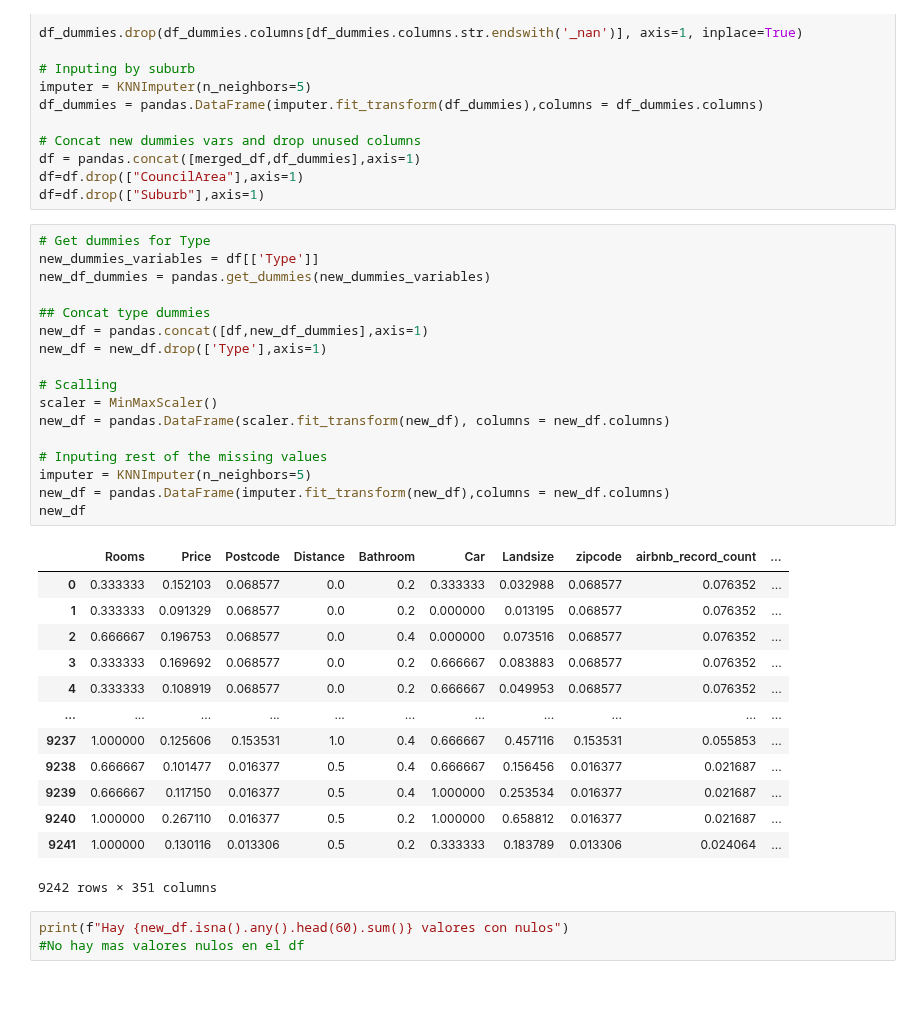
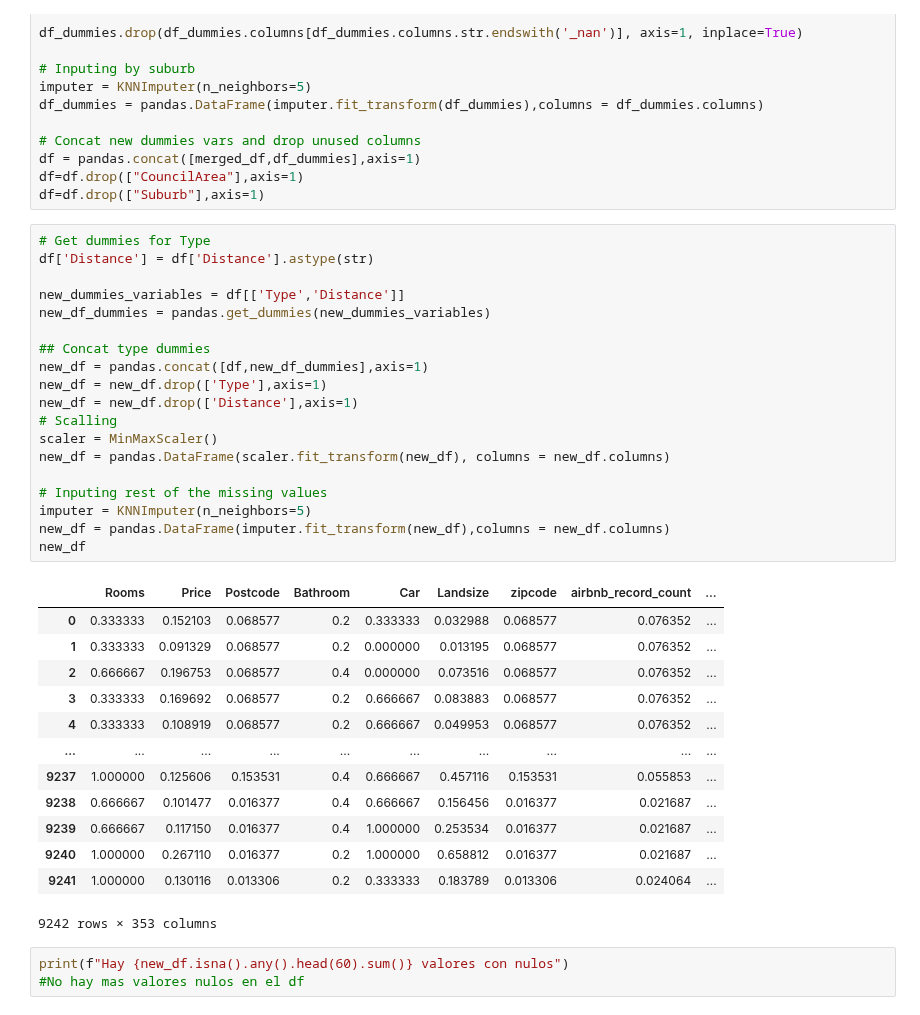
Before and after one commit to eliasexequiel/diplodatos, a Jupyter notebook: 02_analisis_y_curacion/notebooks/Parte_1_Correciones.ipynb, the cells around one changed output. Cells and saved outputs as stored; diff of their text form.

Commit message:
Añado inputación de feature distance

```diff
--- a/02_analisis_y_curacion/notebooks/Parte_1_Correciones.ipynb
+++ b/02_analisis_y_curacion/notebooks/Parte_1_Correciones.ipynb
@@ -1351,35 +1351,37 @@ df=df.drop(["CouncilArea"],axis=1)
 df=df.drop(["Suburb"],axis=1)
 # %%
 # Get dummies for Type
-new_dummies_variables = df[['Type']]
+df['Distance'] = df['Distance'].astype(str)
+
+new_dummies_variables = df[['Type','Distance']]
 new_df_dummies = pandas.get_dummies(new_dummies_variables)
 
 ## Concat type dummies
 new_df = pandas.concat([df,new_df_dummies],axis=1)
 new_df = new_df.drop(['Type'],axis=1)
-
+new_df = new_df.drop(['Distance'],axis=1)
 # Scalling
 scaler = MinMaxScaler()
 new_df = pandas.DataFrame(scaler.fit_transform(new_df), columns = new_df.columns)
 
 # Inputing rest of the missing values
 imputer = KNNImputer(n_neighbors=5)
 new_df = pandas.DataFrame(imputer.fit_transform(new_df),columns = new_df.columns)
 new_df
 # %% [output]
-|  | Rooms | Price | Postcode | Distance | Bathroom | Car | Landsize | zipcode | airbnb_record_count | ... |
-| 0 | 0.333333 | 0.152103 | 0.068577 | 0.0 | 0.2 | 0.333333 | 0.032988 | 0.068577 | 0.076352 | ... |
-| 1 | 0.333333 | 0.091329 | 0.068577 | 0.0 | 0.2 | 0.000000 | 0.013195 | 0.068577 | 0.076352 | ... |
-| 2 | 0.666667 | 0.196753 | 0.068577 | 0.0 | 0.4 | 0.000000 | 0.073516 | 0.068577 | 0.076352 | ... |
-| 3 | 0.333333 | 0.169692 | 0.068577 | 0.0 | 0.2 | 0.666667 | 0.083883 | 0.068577 | 0.076352 | ... |
-| 4 | 0.333333 | 0.108919 | 0.068577 | 0.0 | 0.2 | 0.666667 | 0.049953 | 0.068577 | 0.076352 | ... |
-| ... | ... | ... | ... | ... | ... | ... | ... | ... | ... | ... |
-| 9237 | 1.000000 | 0.125606 | 0.153531 | 1.0 | 0.4 | 0.666667 | 0.457116 | 0.153531 | 0.055853 | ... |
-| 9238 | 0.666667 | 0.101477 | 0.016377 | 0.5 | 0.4 | 0.666667 | 0.156456 | 0.016377 | 0.021687 | ... |
-| 9239 | 0.666667 | 0.117150 | 0.016377 | 0.5 | 0.4 | 1.000000 | 0.253534 | 0.016377 | 0.021687 | ... |
-| 9240 | 1.000000 | 0.267110 | 0.016377 | 0.5 | 0.2 | 1.000000 | 0.658812 | 0.016377 | 0.021687 | ... |
-| 9241 | 1.000000 | 0.130116 | 0.013306 | 0.5 | 0.2 | 0.333333 | 0.183789 | 0.013306 | 0.024064 | ... |
+|  | Rooms | Price | Postcode | Bathroom | Car | Landsize | zipcode | airbnb_record_count | ... |
+| 0 | 0.333333 | 0.152103 | 0.068577 | 0.2 | 0.333333 | 0.032988 | 0.068577 | 0.076352 | ... |
+| 1 | 0.333333 | 0.091329 | 0.068577 | 0.2 | 0.000000 | 0.013195 | 0.068577 | 0.076352 | ... |
+| 2 | 0.666667 | 0.196753 | 0.068577 | 0.4 | 0.000000 | 0.073516 | 0.068577 | 0.076352 | ... |
+| 3 | 0.333333 | 0.169692 | 0.068577 | 0.2 | 0.666667 | 0.083883 | 0.068577 | 0.076352 | ... |
+| 4 | 0.333333 | 0.108919 | 0.068577 | 0.2 | 0.666667 | 0.049953 | 0.068577 | 0.076352 | ... |
+| ... | ... | ... | ... | ... | ... | ... | ... | ... | ... |
+| 9237 | 1.000000 | 0.125606 | 0.153531 | 0.4 | 0.666667 | 0.457116 | 0.153531 | 0.055853 | ... |
+| 9238 | 0.666667 | 0.101477 | 0.016377 | 0.4 | 0.666667 | 0.156456 | 0.016377 | 0.021687 | ... |
+| 9239 | 0.666667 | 0.117150 | 0.016377 | 0.4 | 1.000000 | 0.253534 | 0.016377 | 0.021687 | ... |
+| 9240 | 1.000000 | 0.267110 | 0.016377 | 0.2 | 1.000000 | 0.658812 | 0.016377 | 0.021687 | ... |
+| 9241 | 1.000000 | 0.130116 | 0.013306 | 0.2 | 0.333333 | 0.183789 | 0.013306 | 0.024064 | ... |
-9242 rows × 351 columns
+9242 rows × 353 columns
 # %%
 print(f"Hay {new_df.isna().any().head(60).sum()} valores con nulos")
 #No hay mas valores nulos en el df
```
Also changed, not shown: parts of 5 cells of this notebook, 1 other file.
